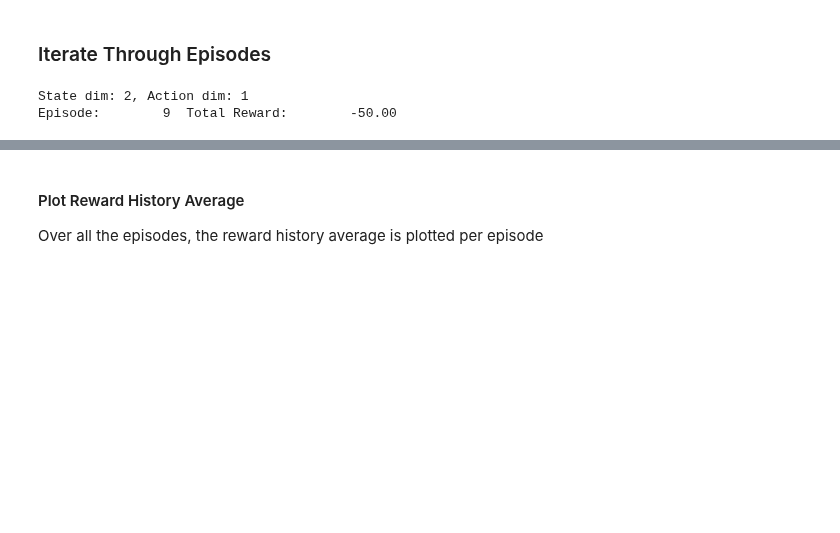
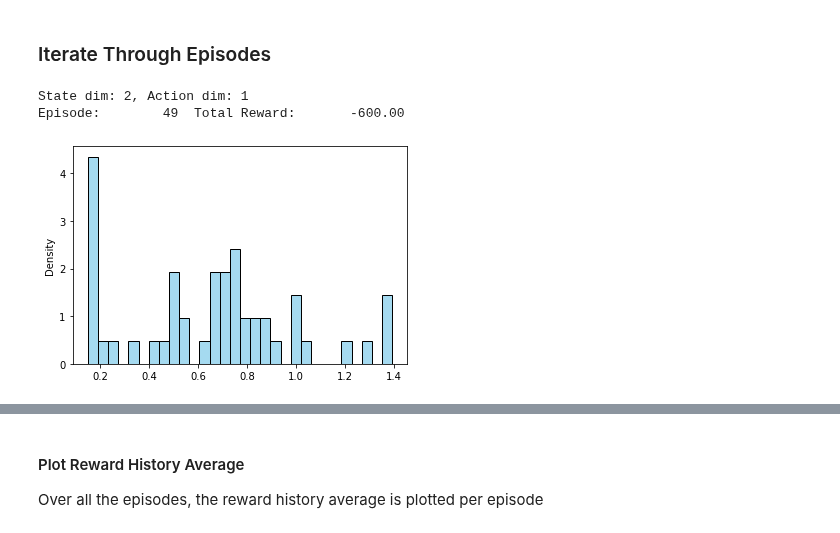
Before and after one commit to Sven-J-Steinert/Rocket-Hopper-DDPG, a Jupyter notebook: ddpg.ipynb, the cells around one changed output, grey strips where cells are left out. Drawn from its saved outputs; the diff is of its cells as text; code cells hidden in the pictures; blank space fills up the shorter version.

```diff
--- a/ddpg.ipynb
+++ b/ddpg.ipynb
@@ -423,6 +433,7 @@ agent = DDPG(state_dim, action_dim)
 print("State dim: {}, Action dim: {}".format(state_dim, action_dim))
 
 episodes = []
+actions = []
 
 # Train the agent for the number of episodes set:
 for i in range(MAX_EPISODE):
@@ -435,12 +446,15 @@ for i in range(MAX_EPISODE):
 
     for  t in range(MAX_TIME_STEPS):
         action = agent.select_action(state)
+        if t==0:
+            actions.append(action[0])
+
         #print(action)
         # Add Gaussian noise to actions for exploration
-        #action = (action + np.random.normal(0, 1, size=action_dim)).clip(-max_action, max_action)
+        action = (action + np.random.normal(0, 1, size=action_dim)).clip(min_action, max_action)
         # print(env.step(action))
         # action += OU_Noise.sample(action)
-        next_state = env.step(action)[0]
+
         y, reward, done, info = env.step(action)
 
         log[0,t] = y[0]
@@ -451,8 +465,8 @@ for i in range(MAX_EPISODE):
 
         total_reward += reward
         # if render and i >= render_interval : env.render()
-        agent.replay_buffer.push((state, next_state, action, reward, float(done)))
-        state = next_state
+        agent.replay_buffer.push((state, y, action, reward, float(done)))
+        state = y
         # print(state)
         if done:
             break
@@ -468,7 +482,21 @@ for i in range(MAX_EPISODE):
 env.close()
 # %% [output]
 State dim: 2, Action dim: 1
-Episode:        9  Total Reward:        -50.00
+Episode:        49  Total Reward:       -600.00
+# %%
+import numpy as np
+import seaborn as sns
+import matplotlib.pyplot as plt
+
+data = np.array(actions)
+
+# Create a density plot using seaborn
+sns.histplot(data, stat="density", bins=30, color="skyblue")
+
+# Show the plot
+plt.show()
+# %% [output]
+[figure, added]
 # %%
 plot(episodes[0])
 # %% [output]
```
Also changed, not shown: parts of 7 cells of this notebook, 1 other file.
